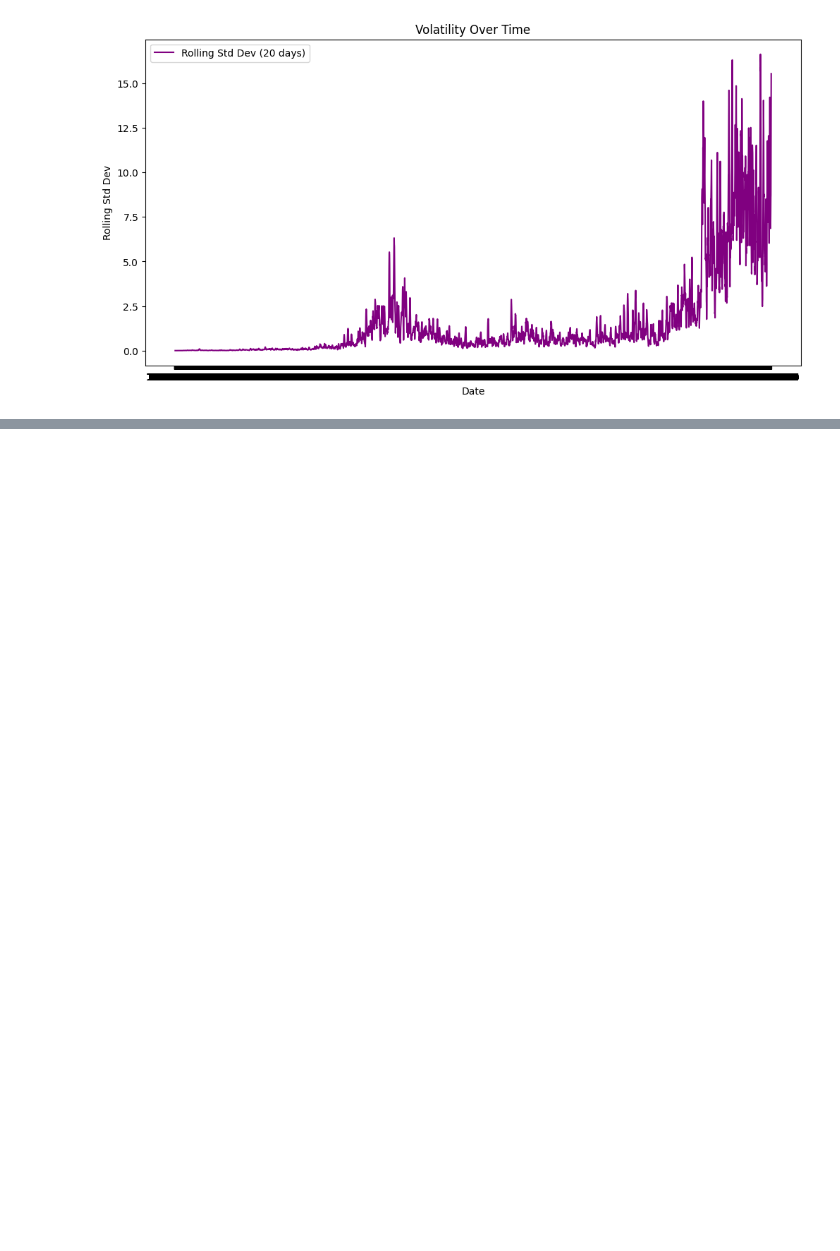
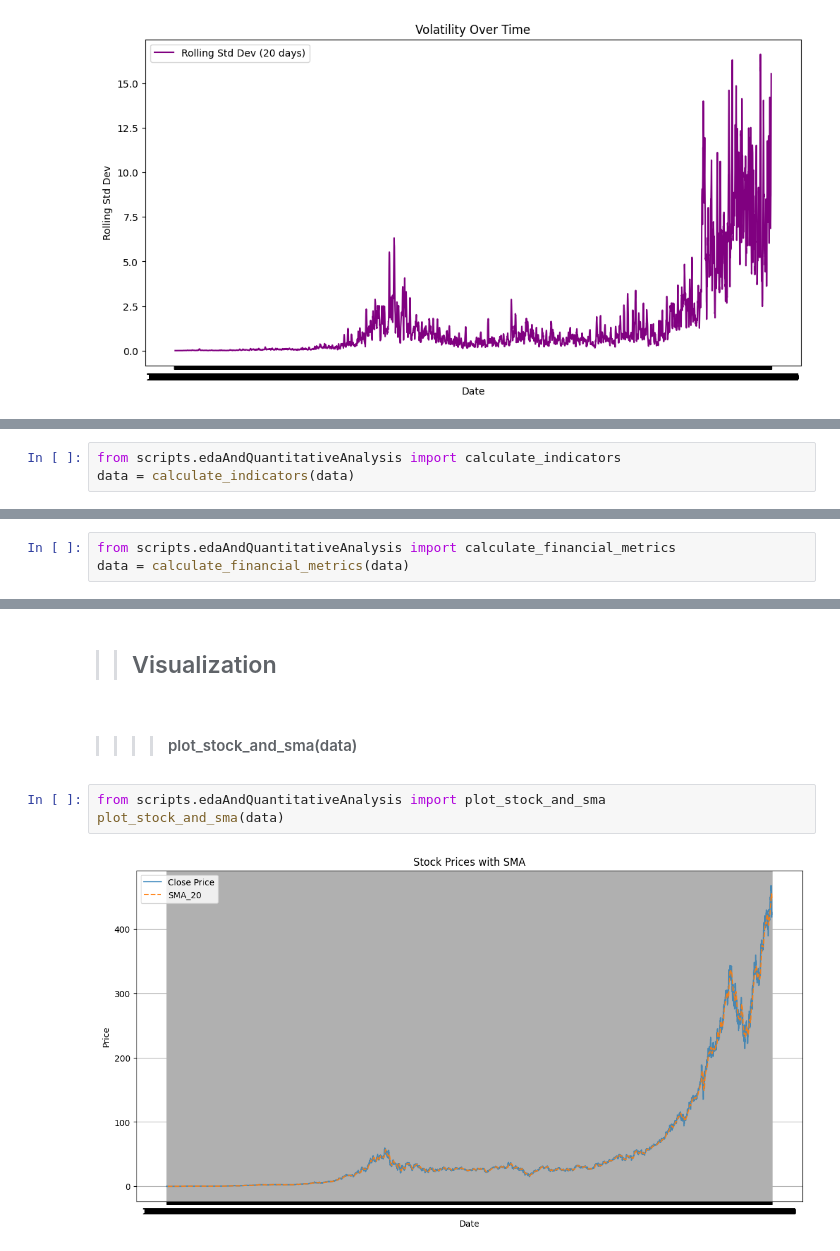
Before and after one commit to naolatomsa/Nova-Financial-Solutions, a Jupyter notebook: notebooks/qualitative-analysis/MSFT.ipynb, the cells around one changed output, grey strips where cells are left out. Drawn from its saved outputs; the diff is of its cells as text; blank space fills up the shorter version.

Commit message:
qualitative analysis for MSFT, NVDA, TSLA

```diff
--- a/notebooks/qualitative-analysis/MSFT.ipynb
+++ b/notebooks/qualitative-analysis/MSFT.ipynb
@@ -128,0 +133,3 @@ plot_volatility(data, 'Close', 'Date')
+# %%
+from scripts.edaAndQuantitativeAnalysis import calculate_indicators
+data = calculate_indicators(data)
@@ -128,0 +152,3 @@ plot_volatility(data, 'Close', 'Date')
+# %%
+from scripts.edaAndQuantitativeAnalysis import calculate_financial_metrics
+data = calculate_financial_metrics(data)
@@ -128,0 +169,9 @@ plot_volatility(data, 'Close', 'Date')
+# %% [markdown]
+>> ## Visualization
+# %% [markdown]
+>>>> #### plot_stock_and_sma(data)
+# %%
+from scripts.edaAndQuantitativeAnalysis import plot_stock_and_sma
+plot_stock_and_sma(data)
+# %% [output]
+[figure, added]
```
Also changed, not shown: parts of 11 cells of this notebook, 2 other files.
